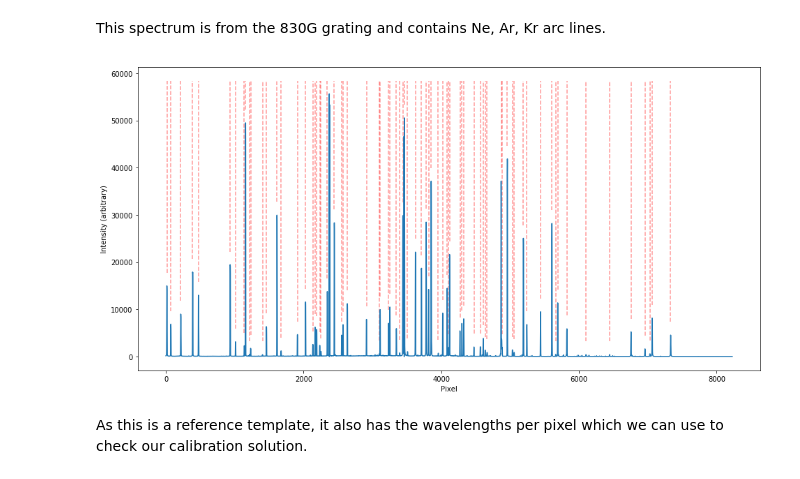
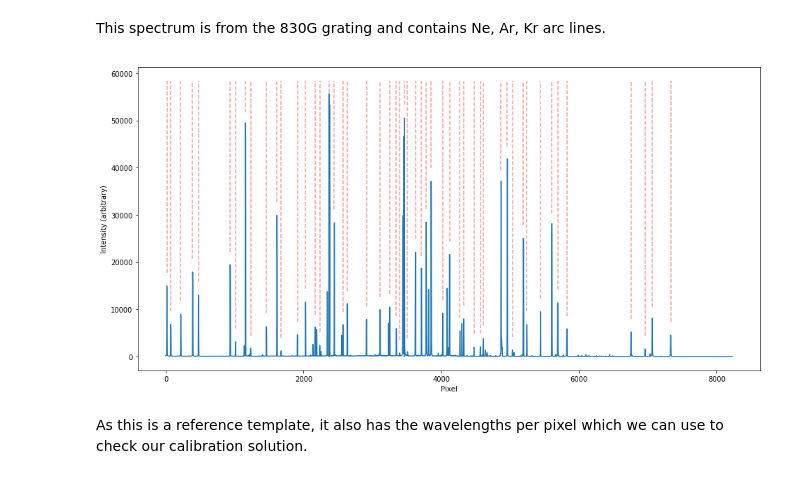
Before and after one commit to jveitchmichaelis/rascal, a Jupyter notebook: examples/Keck DEIMOS 830G.ipynb, the cells around one changed output. Saved outputs shown, nothing was run; the diff lists cells and outputs as text; code cells hidden in the pictures.

```diff
--- a/examples/Keck DEIMOS 830G.ipynb
+++ b/examples/Keck DEIMOS 830G.ipynb
@@ -22,21 +24,25 @@ This spectrum is from the 830G grating and contains Ne, Ar, Kr arc lines.
+# %%
+resampled_flux = resample(spectrum['flux']-spectrum['flux'].min(), len(spectrum['flux'])*4)
 # %%
-peaks, _ = find_peaks(spectrum['flux']-spectrum['flux'].min(), height=400, distance=10)
+peaks, _ = find_peaks(resampled_flux, prominence=1000, distance=150)
+
+peaks = peaks / 4.0
 
 intensity_range = max(spectrum['flux']) - min(spectrum['flux'])
 fig = plt.figure(figsize=(16,8))
 ax = fig.add_subplot("110")
 ax.plot(spectrum['flux'])
 ax.vlines(peaks,
           spectrum['flux'][peaks.astype('int')]+0.05*intensity_range,
           max(spectrum['flux'])+0.05*intensity_range,
           linestyle='dashed',
           alpha=0.4,
           color='red')
 plt.xlabel("Pixel")
 plt.ylabel("Intensity (arbitrary)")
 plt.show()
 # %% [output]
-[figure, old version]
+[figure, new version]
 # %% [markdown]
 As this is a reference template, it also has the wavelengths per pixel which we can use to check our calibration solution.
 # %%
```
Also changed, not shown: parts of 13 cells of this notebook, 4 other files.
